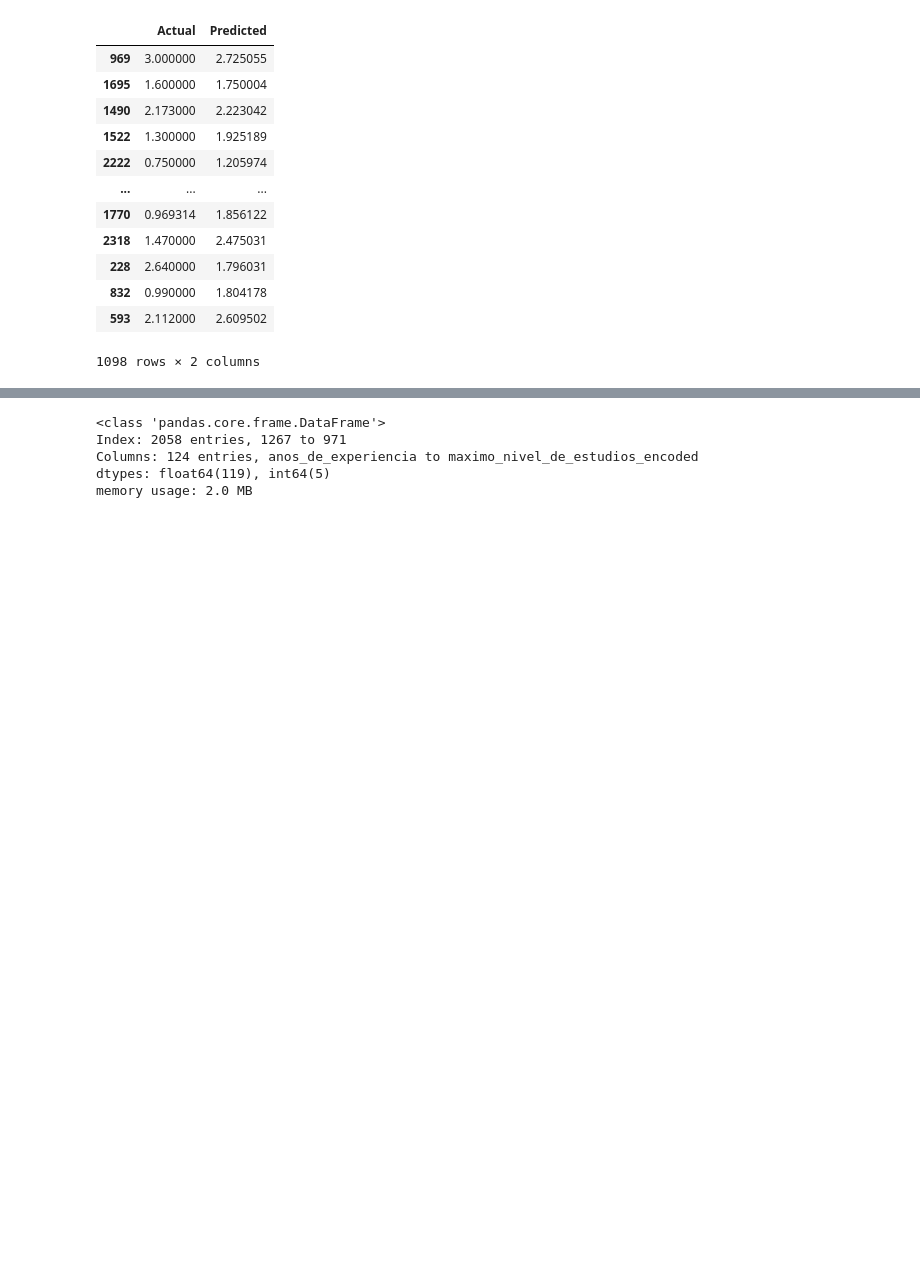
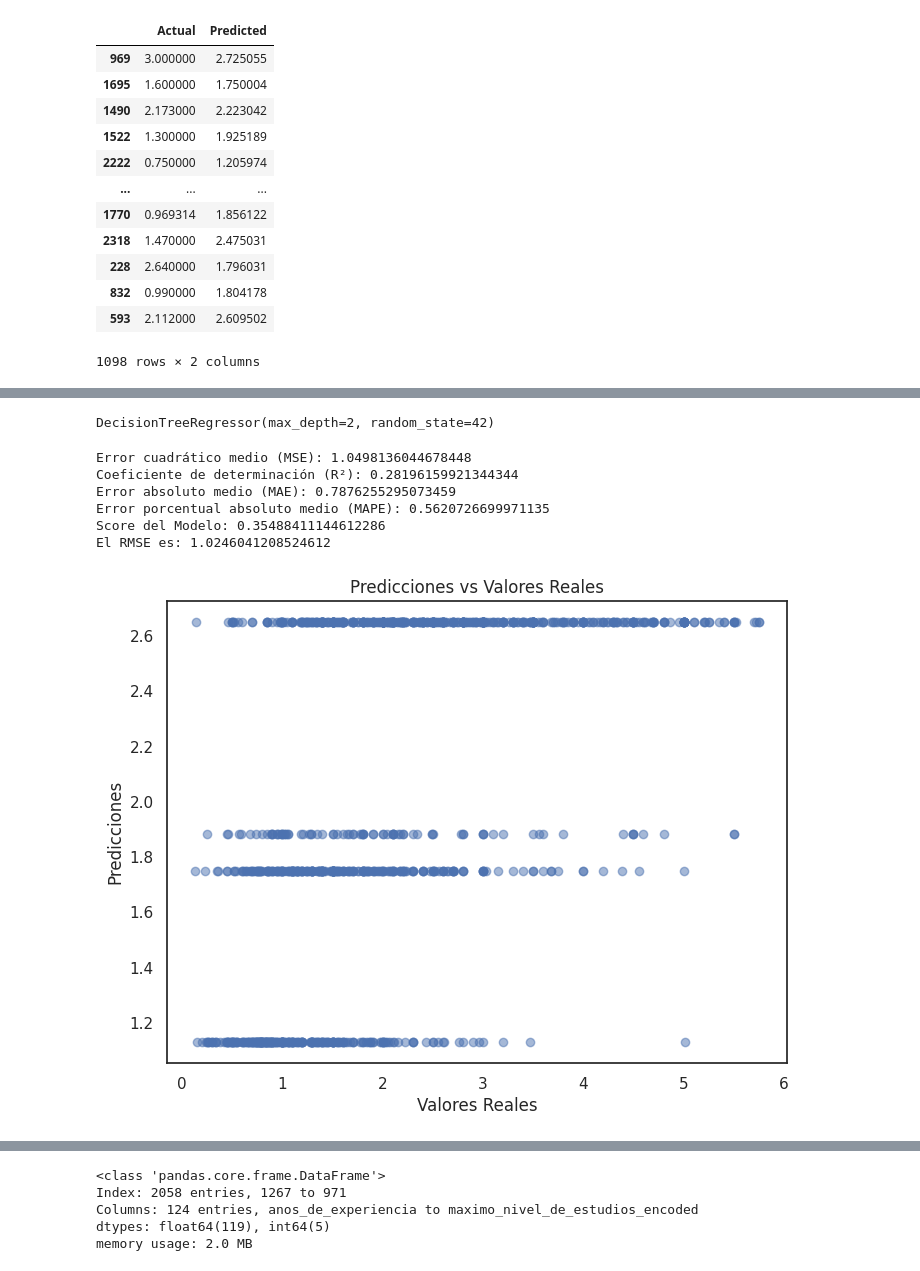
Before and after one commit to mauriciobergallo/coderhouse-datascience, a Jupyter notebook: ProyectoDS_EncuestaSalarial_BergalloMauricio.ipynb, the cells around one changed output, grey strips where cells are left out. Cells and saved outputs as stored; diff of their text form; code cells hidden in the pictures; blank space fills up the shorter version.

Commit message:
Entrega PreFinal

```diff
--- a/ProyectoDS_EncuestaSalarial_BergalloMauricio.ipynb
+++ b/ProyectoDS_EncuestaSalarial_BergalloMauricio.ipynb
@@ -821,0 +830,50 @@ df_real_pred
+# %%
+# train_set => DataSet de Entrenamiento (60%)
+# val_set => DataSet de Validación (40%)
+train_set_dt, test_set_dt = train_test_split(df, test_size=0.4, random_state=42, shuffle=True, stratify=None)
+# %%
+X_train_dt = train_set_dt.drop('salario_en_millones', axis=1)
+y_train_dt = train_set_dt['salario_en_millones'].copy()
+
+X_test_dt = test_set_dt.drop('salario_en_millones', axis=1)
+y_test_dt = test_set_dt['salario_en_millones'].copy()
+# %%
+model_dt = DecisionTreeRegressor(max_depth=2, random_state=42)
+model_dt.fit(X_train_dt, y_train_dt)
+# %% [output]
+DecisionTreeRegressor(max_depth=2, random_state=42)
+# %%
+# Predecimos en base a los datos de test (40%)
+y_test_pred_dt = model_dt.predict(X_test_dt)
+# %%
+# Evaluación del modelo
+mse = mean_squared_error(y_test_dt, y_test_pred_dt)
+r2 = r2_score(y_test_dt, y_test_pred_dt)
+mae = mean_absolute_error(y_test_dt, y_test_pred_dt)
+mape = mean_absolute_percentage_error(y_test_dt, y_test_pred_dt)
+rmse = np.sqrt(mse)
+score = model.score(X_test_dt, y_test_dt)
+
+print(f'Error cuadrático medio (MSE): {mse}')
+print(f'Coeficiente de determinación (R²): {r2}')
+print(f'Error absoluto medio (MAE): {mae}')
+print(f'Error porcentual absoluto medio (MAPE): {mape}')
+print(f'Score del Modelo: {score}')
+print(f'El RMSE es: {rmse}')
+# %% [output]
+Error cuadrático medio (MSE): 1.0498136044678448
+Coeficiente de determinación (R²): 0.28196159921344344
+Error absoluto medio (MAE): 0.7876255295073459
+Error porcentual absoluto medio (MAPE): 0.5620726699971135
+Score del Modelo: 0.35488411144612286
+El RMSE es: 1.0246041208524612
+# %%
+# Gráfico de dispersión entre predicciones y valores reales
+plt.figure(figsize=(8, 6))
+plt.scatter(y_test_dt, y_test_pred_dt, alpha=0.5)
+plt.xlabel("Valores Reales")
+plt.ylabel("Predicciones")
+plt.title("Predicciones vs Valores Reales")
+plt.show()
+# %% [output]
+[figure, added]
```
Also changed, not shown: parts of 23 cells of this notebook, 1 other file.
